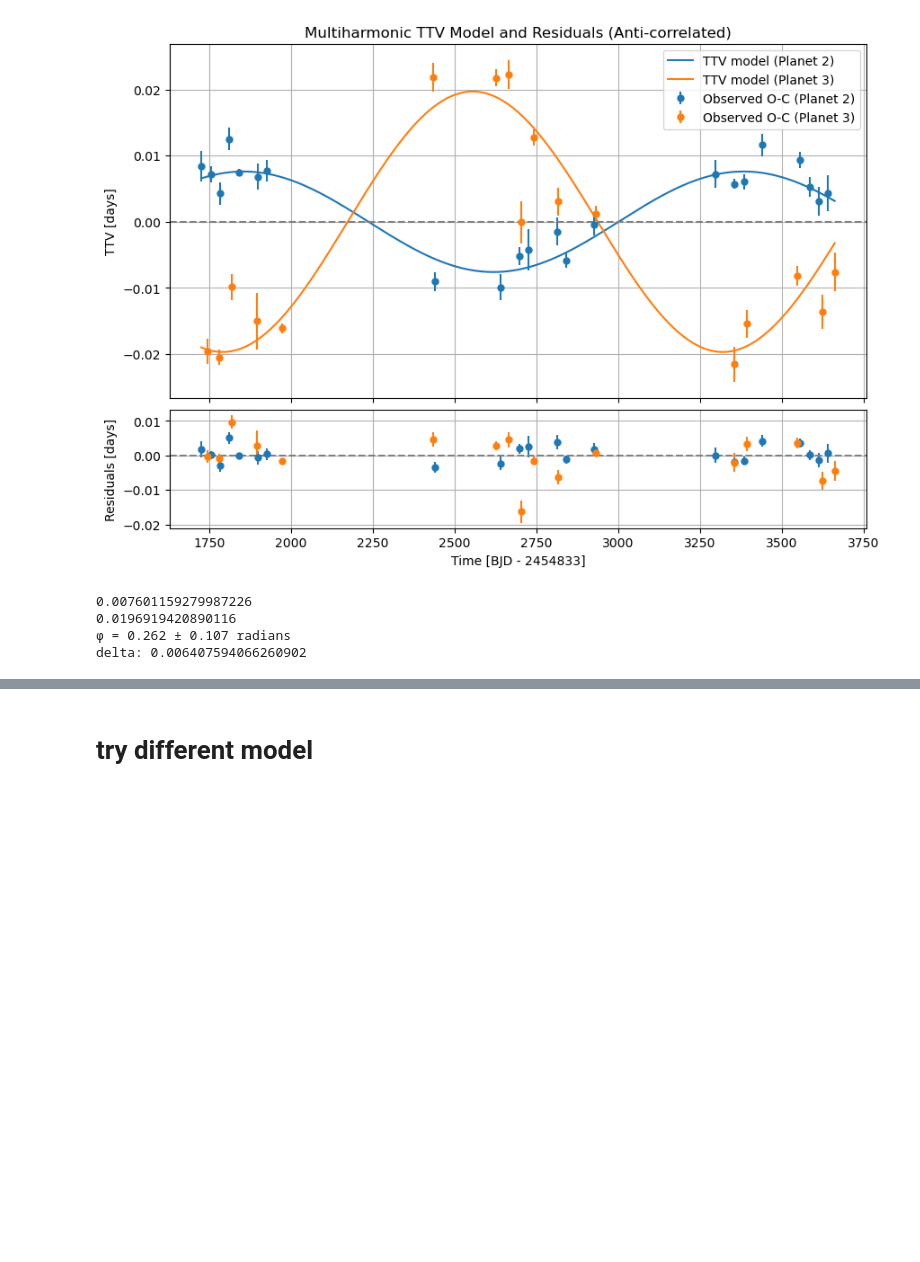
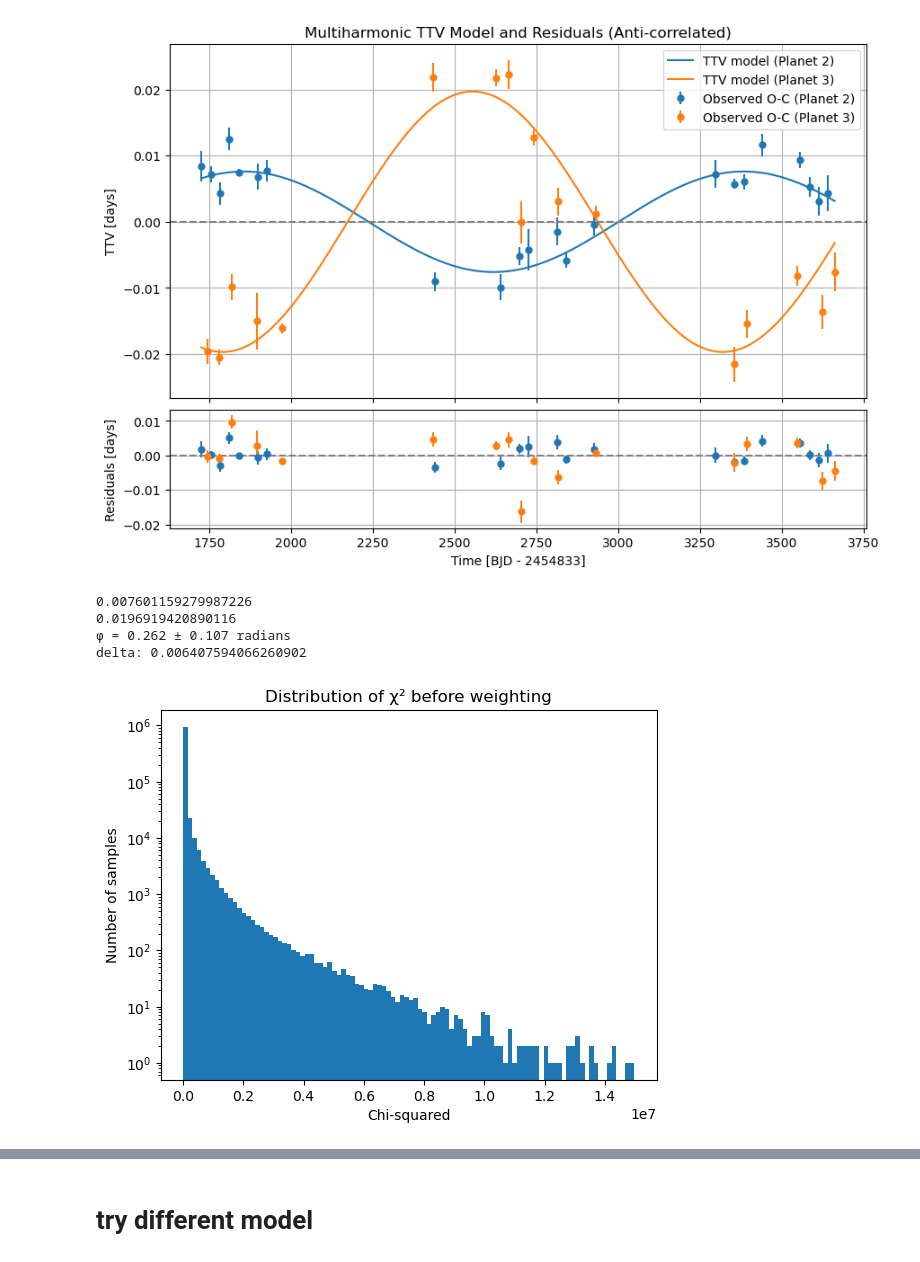
Before and after one commit to pentrican10/tess-resonant-systems, a Jupyter notebook: 3_toi_1339_omc.ipynb, the cells around one changed output, grey strips where cells are left out. Saved outputs shown, nothing was run; the diff lists cells and outputs as text; code cells hidden in the pictures; blank space fills up the shorter version.

```diff
--- a/3_toi_1339_omc.ipynb
+++ b/3_toi_1339_omc.ipynb
@@ -677,4 +676,12 @@ chisq = ((A1_sim - A1_obs)**2 / sigma_A1**2 +
          (phi_sim - phi_obs)**2 / sigma_phi**2)
+# %%
+plt.hist(chisq, bins=100, log=True)
+plt.xlabel('Chi-squared')
+plt.ylabel('Number of samples')
+plt.title('Distribution of χ² before weighting')
+plt.show()
+# %% [output]
+[figure, added]
 # %%
 # Compute weights
 weights = np.exp(-0.5 * chisq)
```
Also changed, not shown: parts of 24 cells of this notebook, 8 other files.
